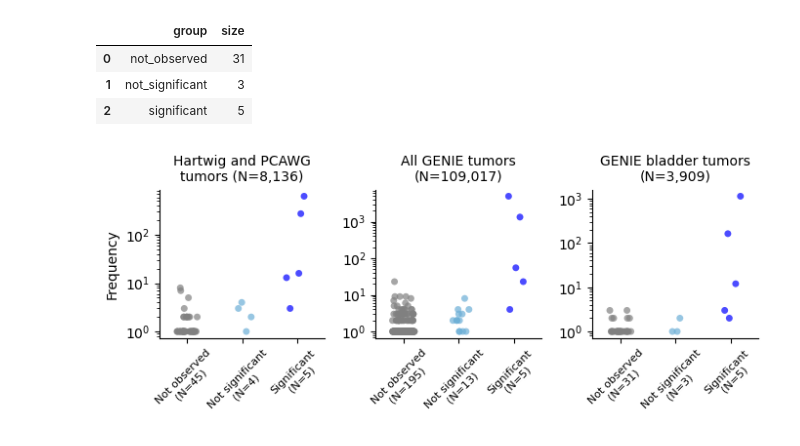
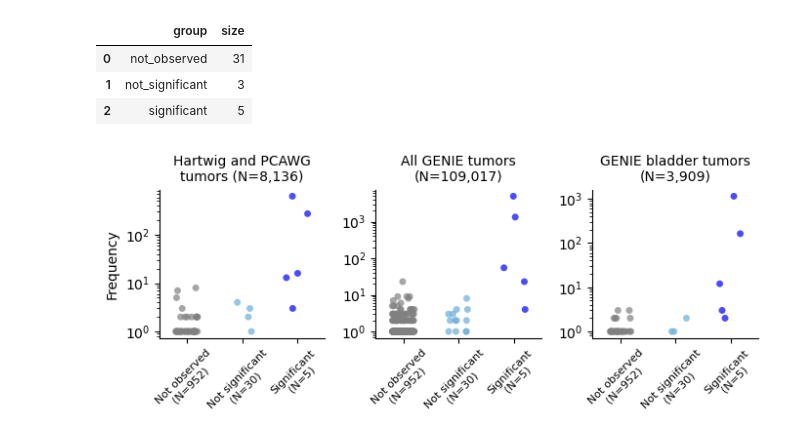
Before and after one commit to bbglab/normal_bladder_paper, a Jupyter notebook: extended/extended10/ExtendedFig10.ipynb, the cells around one changed output. Drawn from its saved outputs; the diff is of its cells as text; code cells hidden in the pictures.

```diff
--- a/extended/extended10/ExtendedFig10.ipynb
+++ b/extended/extended10/ExtendedFig10.ipynb
@@ -278,3 +278,6 @@ def group_TERT(r):
         return 'not_significant'
 # %%
 table['group'] = table.apply(group_TERT,axis=1)
+# %%
+size_groups = pd.DataFrame({'size':table.groupby(by='group')['chr'].count()}).reset_index()
+size_groups
@@ -332,9 +340,9 @@ axs[0].set_xlabel('')
 axs[0].set_title('Hartwig and PCAWG\ntumors (N=8,136)', fontsize = 10)
 axs[0].spines[['top','right']].set_visible(False)
 axs[0].set_xticks([0,1,2],
-               ['Not observed\n(N=' + str(size_groups_wgs[size_groups_wgs['group'] == 'not_observed']['size'].values[0]) + ')',
-                'Not significant\n(N=' + str(size_groups_wgs[size_groups_wgs['group'] == 'not_significant']['size'].values[0]) + ')',
-                'Significant\n(N=' + str(size_groups_wgs[size_groups_wgs['group'] == 'significant']['size'].values[0]) + ')'],
+               ['Not observed\n(N=' + str(size_groups[size_groups['group'] == 'not_observed']['size'].values[0]) + ')',
+                'Not significant\n(N=' + str(size_groups[size_groups['group'] == 'not_significant']['size'].values[0]) + ')',
+                'Significant\n(N=' + str(size_groups[size_groups['group'] == 'significant']['size'].values[0]) + ')'],
                     rotation=45,
                     fontsize = 8)
 
@@ -360,39 +368,39 @@ axs[1].set_xlabel('')
 axs[1].set_title('All GENIE tumors\n(N=109,017)', fontsize = 10)
 axs[1].spines[['top','right']].set_visible(False)
 axs[1].set_xticks([0,1,2],
-               ['Not observed\n(N=' + str(size_groups_genie_all[size_groups_genie_all['group'] == 'not_observed']['size'].values[0]) + ')',
-                'Not significant\n(N=' + str(size_groups_genie_all[size_groups_genie_all['group'] == 'not_significant']['size'].values[0]) + ')',
-                'Significant\n(N=' + str(size_groups_genie_all[size_groups_genie_all['group'] == 'significant']['size'].values[0]) + ')'],
+               ['Not observed\n(N=' + str(size_groups[size_groups['group'] == 'not_observed']['size'].values[0]) + ')',
+                'Not significant\n(N=' + str(size_groups[size_groups['group'] == 'not_significant']['size'].values[0]) + ')',
+                'Significant\n(N=' + str(size_groups[size_groups['group'] == 'significant']['size'].values[0]) + ')'],
                     rotation=45,
                     fontsize = 8)
 
 
 #Frequency GENIE bladder
 sns.stripplot(data=table,
               x='group',
               y='genie_mut_bladder',
               jitter=0.2,
               hue='group',
               edgecolor='none',
               hue_order= ['significant', 'not_significant', 'not_observed'],
               palette=custom_palette,  # Apply the custom palette
               linewidth=1,
               alpha=0.7,
               ax=axs[2])
 axs[2].legend([], [], frameon=False)
 axs[2].set_yscale('log')
 axs[2].set_ylabel('')
 axs[2].set_xlabel('')
 axs[2].set_xticks([0,1,2],
-               ['Not observed\n(N=' + str(size_groups_genie_bladder[size_groups_genie_bladder['group'] == 'not_observed']['size'].values[0]) + ')',
-                'Not significant\n(N=' + str(size_groups_genie_bladder[size_groups_genie_bladder['group'] == 'not_significant']['size'].values[0]) + ')',
-                'Significant\n(N=' + str(size_groups_genie_bladder[size_groups_genie_bladder['group'] == 'significant']['size'].values[0]) + ')'],
+               ['Not observed\n(N=' + str(size_groups[size_groups['group'] == 'not_observed']['size'].values[0]) + ')',
+                'Not significant\n(N=' + str(size_groups[size_groups['group'] == 'not_significant']['size'].values[0]) + ')',
+                'Significant\n(N=' + str(size_groups[size_groups['group'] == 'significant']['size'].values[0]) + ')'],
                     rotation=45,
                     fontsize = 8)
 axs[2].set_title('GENIE bladder tumors\n(N=3,909)', fontsize = 10)
 axs[2].spines[['top','right']].set_visible(False)
 
 plt.tight_layout()
 plt.savefig(TERT_multipanel_saturation_fig)
 # %% [output]
-[figure, old version]
+[figure, new version]
```
Also changed, not shown: parts of 3 cells of this notebook, 2 other files.
